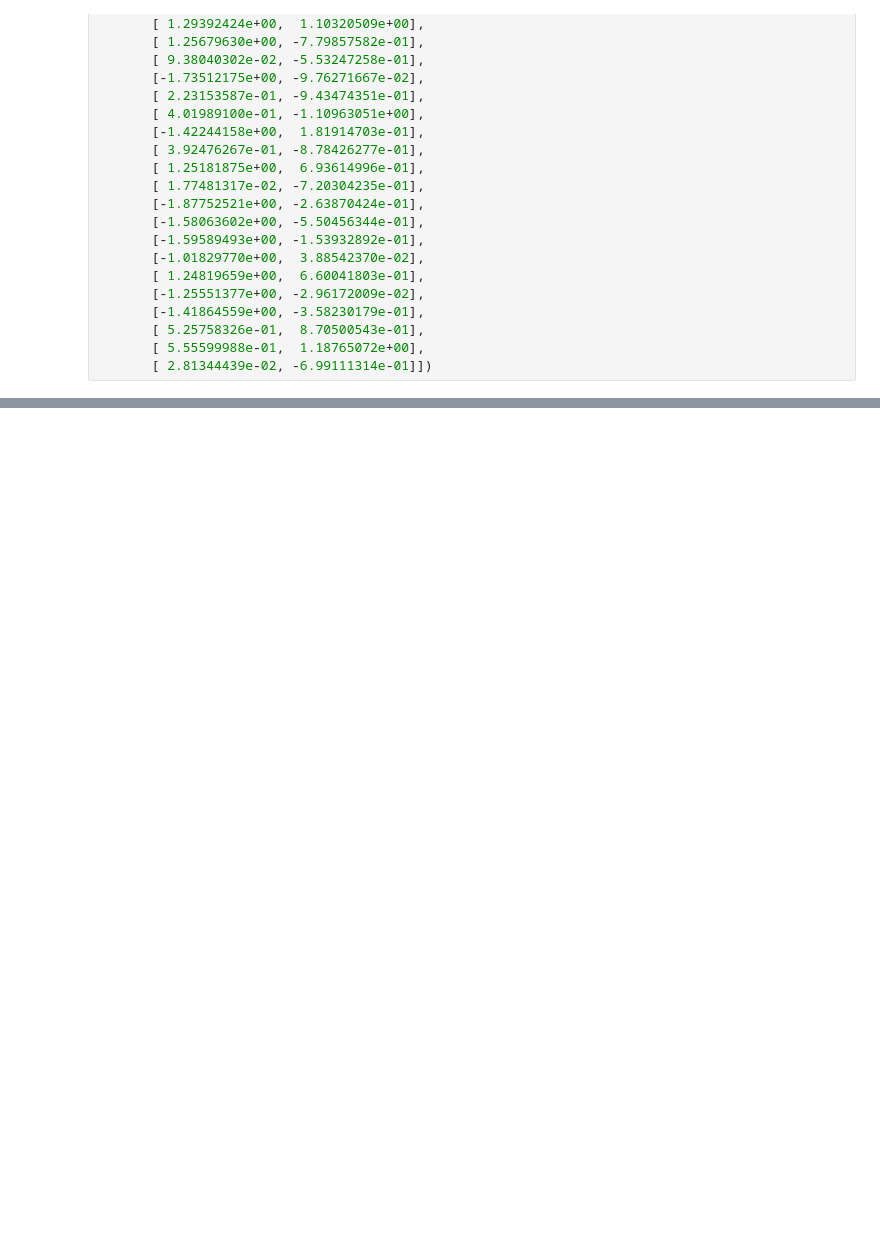
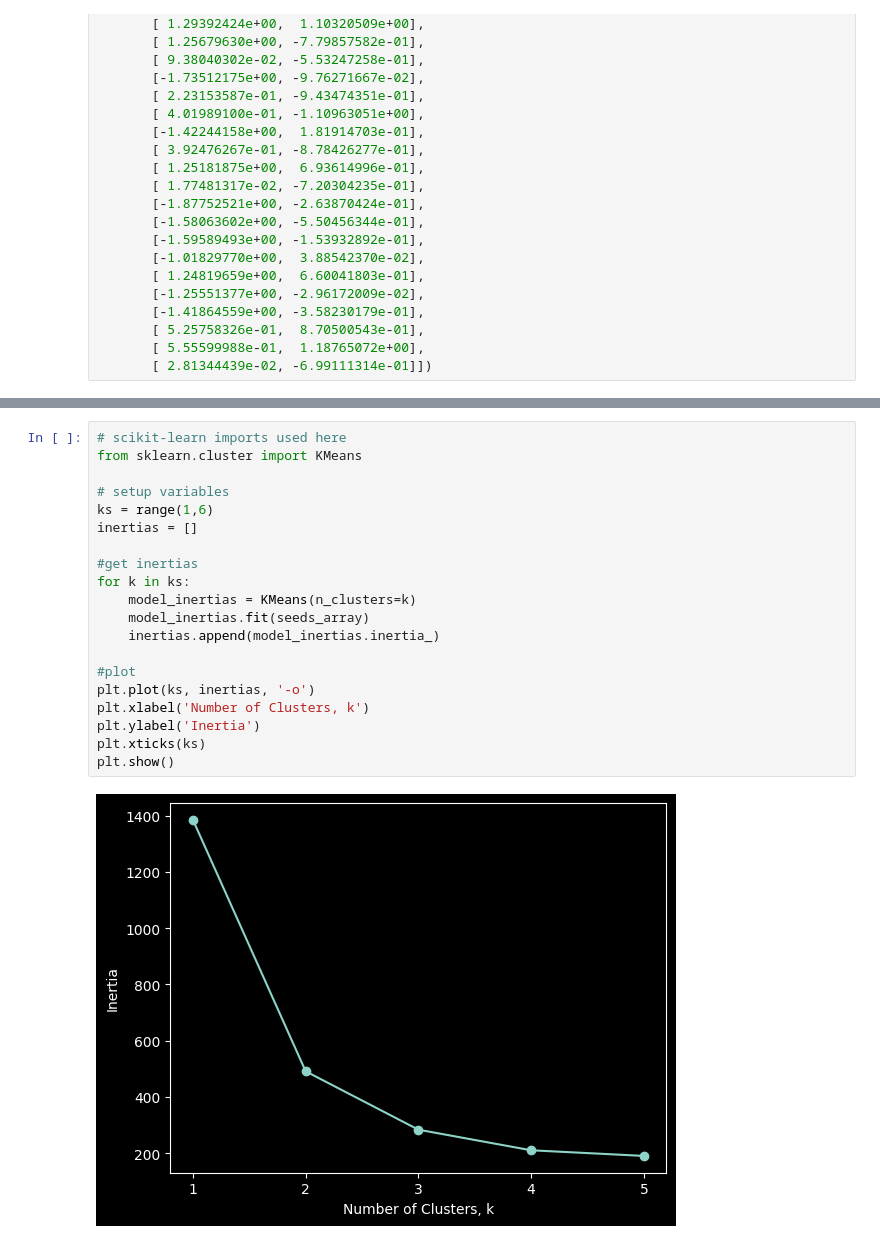
Before and after one commit to wanderduck/Python_DataScience_Examples, a Jupyter notebook: notebooks/scikit-learn_unsupervisedLearning.ipynb, the cells around one changed output, grey strips where cells are left out. Cells and saved outputs as stored; diff of their text form; blank space fills up the shorter version.

```diff
--- a/notebooks/scikit-learn_unsupervisedLearning.ipynb
+++ b/notebooks/scikit-learn_unsupervisedLearning.ipynb
@@ -693,0 +728,22 @@ plt.show()
+# %%
+# scikit-learn imports used here
+from sklearn.cluster import KMeans
+
+# setup variables
+ks = range(1,6)
+inertias = []
+
+#get inertias
+for k in ks:
+    model_inertias = KMeans(n_clusters=k)
+    model_inertias.fit(seeds_array)
+    inertias.append(model_inertias.inertia_)
+
+#plot
+plt.plot(ks, inertias, '-o')
+plt.xlabel('Number of Clusters, k')
+plt.ylabel('Inertia')
+plt.xticks(ks)
+plt.show()
+# %% [output]
+[figure, added]
```
Also changed, not shown: parts of 27 cells of this notebook.
